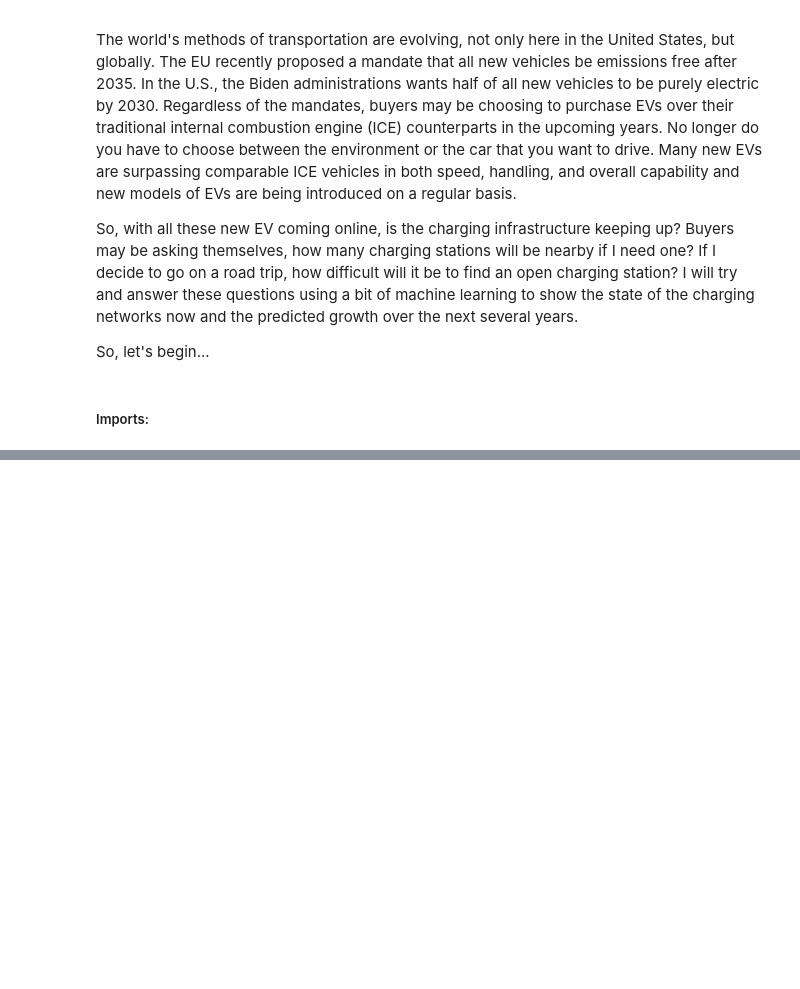
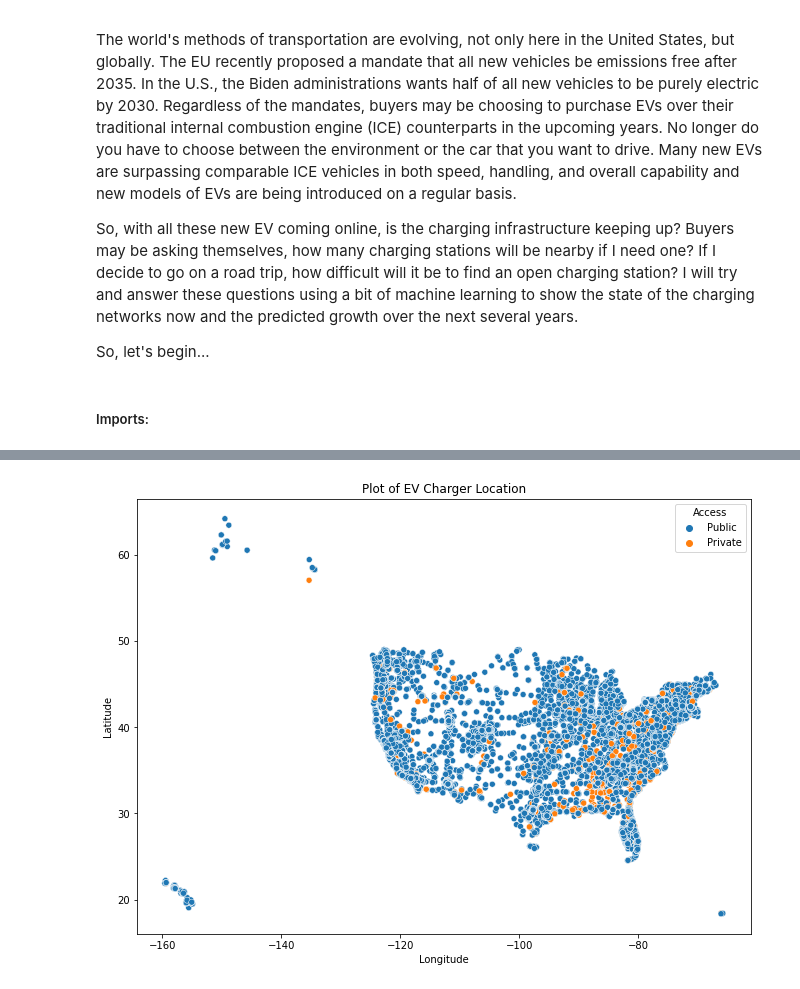
Before and after one commit to jeffakins/EV_Charger_Growth, a Jupyter notebook: individual_project.ipynb, the cells around one changed output, grey strips where cells are left out. Saved outputs shown, nothing was run; the diff lists cells and outputs as text; code cells hidden in the pictures; blank space fills up the shorter version.

```diff
--- a/individual_project.ipynb
+++ b/individual_project.ipynb
@@ -82,0 +98,10 @@ ev.head(2)
+# %%
+plt.figure(figsize=(11,8))
+sns.scatterplot(x='long', y='lat',hue='group_access_code', data=ev)
+plt.title('Plot of EV Charger Location')
+plt.xlabel('Longitude')
+plt.ylabel('Latitude')
+plt.legend(title='Access')
+plt.show()
+# %% [output]
+[figure, added]
```
Also changed, not shown: parts of 20 cells of this notebook, 3 other files.
